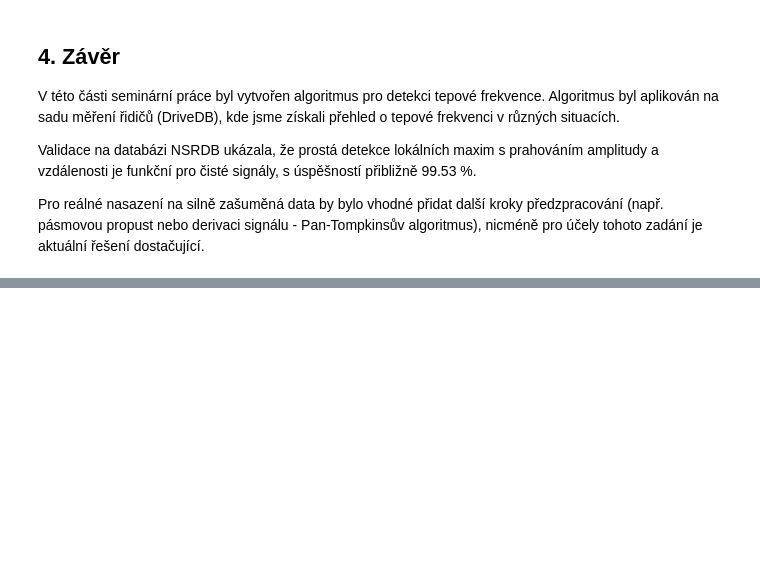
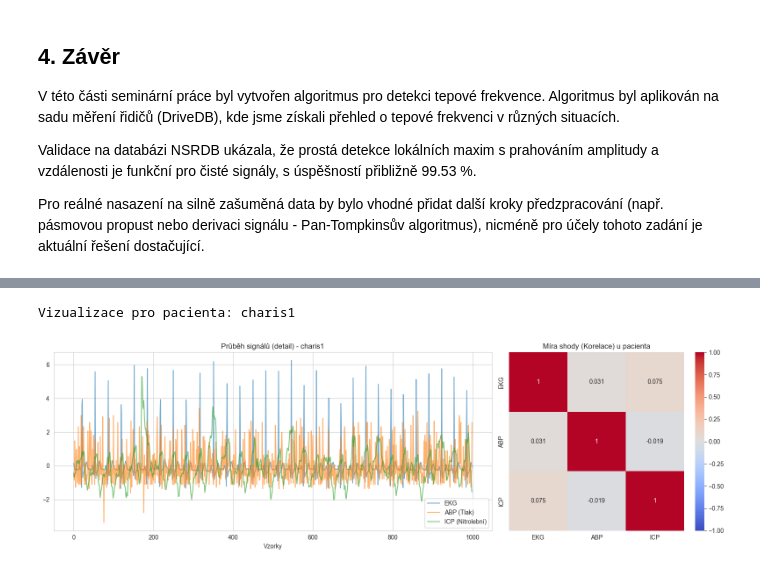
Before and after one commit to KarelMurgac/PZS, a Jupyter notebook: PZS - prvni sem prace.ipynb, the cells around one changed output, grey strips where cells are left out. Saved outputs shown, nothing was run; the diff lists cells and outputs as text; code cells hidden in the pictures; blank space fills up the shorter version.

```diff
--- a/PZS - prvni sem prace.ipynb
+++ b/PZS - prvni sem prace.ipynb
@@ -299,0 +316,14 @@ Pro reálné nasazení na silně zašuměná data by bylo vhodné přidat dalš
+# %%
+import wfdb
+import numpy as np
+import pandas as pd
+import matplotlib.pyplot as plt
+import seaborn as sns
+from scipy.interpolate import interp1d
+from scipy import signal as scipy_signal
+
+# Nastavení hezčího vzhledu grafů
+sns.set_style("whitegrid")
+plt.rcParams['figure.figsize'] = [12, 6]
+
+print("Knihovny načteny.")
@@ -299,0 +473,46 @@ Pro reálné nasazení na silně zašuměná data by bylo vhodné přidat dalš
+# %%
+# Vybereme pacienta, např. prvního v seznamu
+ukazka_pacient = vysledky_list[0]['Pacient'] # charis1
+print(f"Vizualizace pro pacienta: {ukazka_pacient}")
+
+# Znovu načteme kousek dat pro graf (nebo použijeme z paměti, ale načtení je čistší pro ukázku)
+# Pro graf použijeme data, která jsme si uložili v loopu? Ne, to by bylo moc paměti.
+# Rychle načteme znovu a upravíme jen pro graf:
+sig_graph, f_graph = wfdb.rdsamp(f'{DATA_PATH}/{ukazka_pacient}', sampto=1000)
+df_graph = pd.DataFrame(sig_graph, columns=f_graph['sig_name'])
+
+# Najdeme sloupce
+c_ecg = [c for c in df_graph.columns if 'ECG' in c or 'EKG' in c][0]
+c_abp = [c for c in df_graph.columns if 'ABP' in c][0]
+c_icp = [c for c in df_graph.columns if 'ICP' in c][0]
+
+# Normalizace pro hezčí graf (jen pro vizualizaci)
+def norm(x): return (x - np.mean(x)) / np.std(x)
+
+fig, axes = plt.subplots(1, 2, figsize=(16, 5), gridspec_kw={'width_ratios': [2, 1]})
+
+# GRAF 1: Časový průběh
+axes[0].plot(norm(df_graph[c_ecg]), label='EKG', alpha=0.6)
+axes[0].plot(norm(df_graph[c_abp]), label='ABP (Tlak)', alpha=0.6)
+axes[0].plot(norm(df_graph[c_icp]), label='ICP (Nitrolební)', alpha=0.6)
+axes[0].set_title(f'Průběh signálů (detail) - {ukazka_pacient}')
+axes[0].set_xlabel('Vzorky')
+axes[0].legend()
+
+# GRAF 2: Heatmapa korelace pro tohoto pacienta
+# Vezmeme data z naší výsledné tabulky pro tohoto pacienta
+row = df_vysledky[df_vysledky['Pacient'] == ukazka_pacient].iloc[0]
+matrix_data = [
+    [1.0, row['ECG-ABP'], row['ECG-ICP']],
+    [row['ECG-ABP'], 1.0, row['ABP-ICP']],
+    [row['ECG-ICP'], row['ABP-ICP'], 1.0]
+]
+sns.heatmap(matrix_data, annot=True, cmap='coolwarm', vmin=-1, vmax=1,
+            xticklabels=['EKG', 'ABP', 'ICP'], yticklabels=['EKG', 'ABP', 'ICP'], ax=axes[1])
+axes[1].set_title('Míra shody (Korelace) u pacienta')
+
+plt.tight_layout()
+plt.show()
+# %% [output]
+Vizualizace pro pacienta: charis1
+[figure, added]
```
Also changed, not shown: parts of 16 cells of this notebook.
